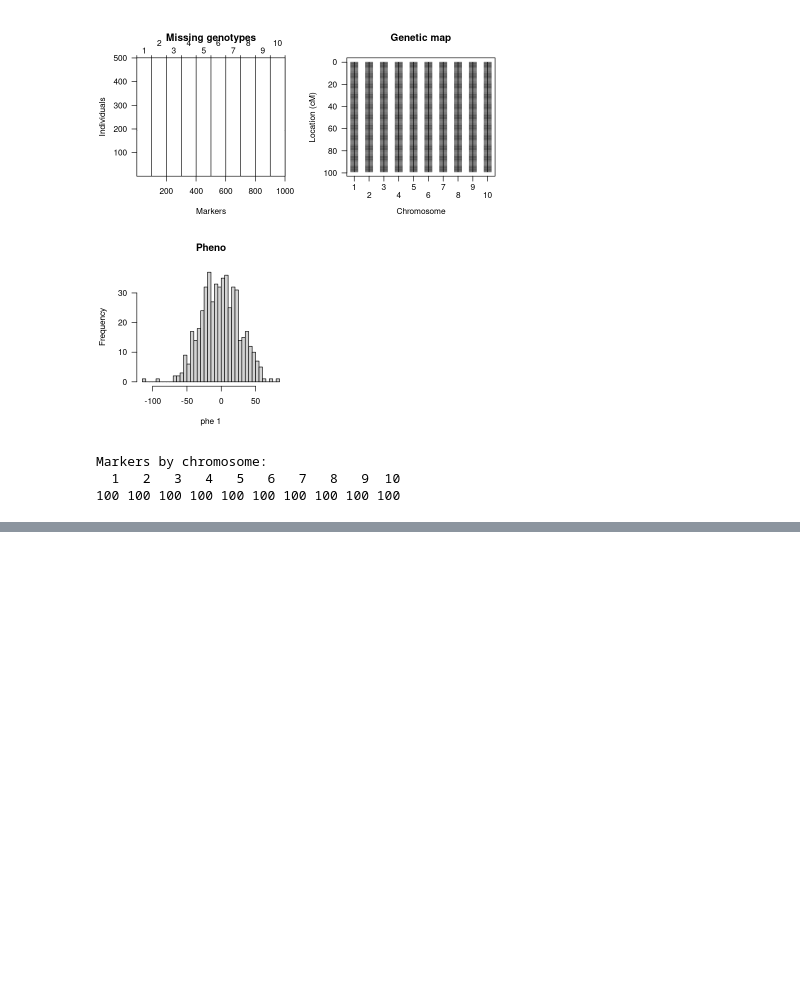
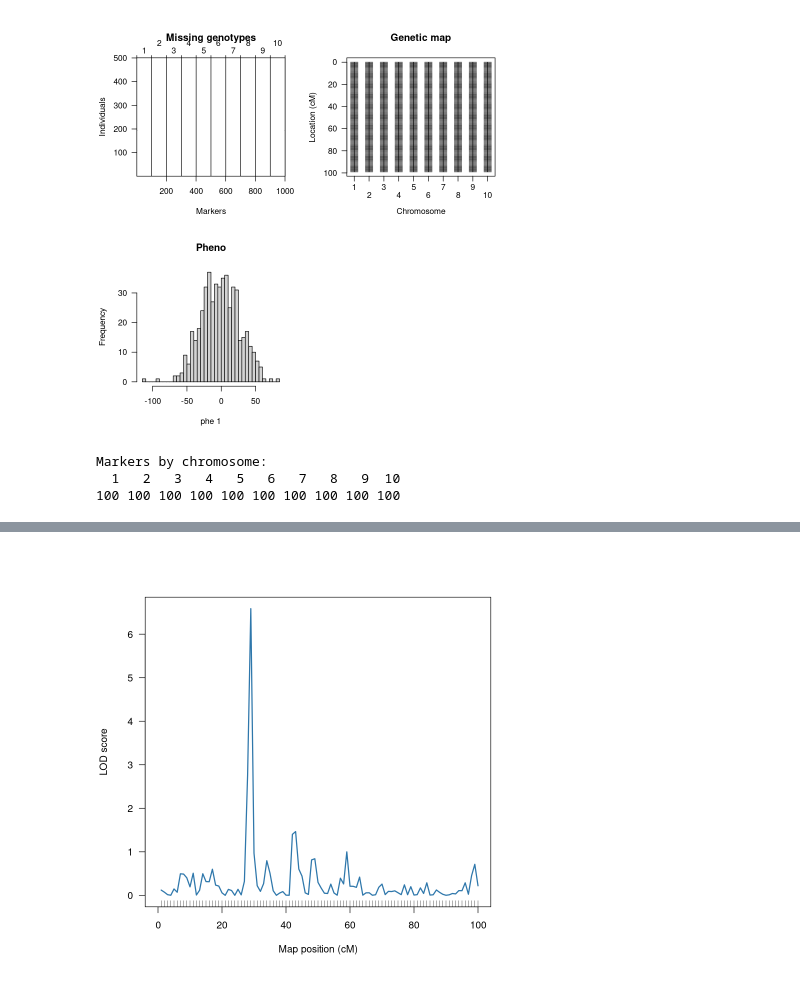
Before and after one commit to hdescobarh/journey-resolution, a Jupyter notebook: GRC_Taller04_mapeo_ligamiento/Code/ejercicio.ipynb, the cells around one changed output, grey strips where cells are left out. Drawn from its saved outputs; the diff is of its cells as text; code cells hidden in the pictures; blank space fills up the shorter version.

```diff
--- a/GRC_Taller04_mapeo_ligamiento/Code/ejercicio.ipynb
+++ b/GRC_Taller04_mapeo_ligamiento/Code/ejercicio.ipynb
@@ -105,0 +120,10 @@ Markers by chromosome:
+# %%
+# La función es scanone. Esta requiere para los métodos em, hk y ehk que
+# primero se calculen las probabilidades multipunto
+
+#  Calculate conditional genotype probabilities
+corrected_data <- calc.genoprob(raw_data, error.prob = 0.001, map.function = "kosambi")
+
+# Genome scan with a single QTL model
+# em: maximum likelihood is performed via the EM algorithm
+out_em_kosambi <- scanone(corrected_data, method = "em")
@@ -105,0 +147,5 @@ Markers by chromosome:
+# %%
+# Mostrando solo el cromosoma con el máximo LOD
+plot(out_em_kosambi, chr = max(out_em_kosambi)$chr, ylab = "LOD score", col = "#2e77ab")
+# %% [output]
+[figure, added]
```
Also changed, not shown: parts of 13 cells of this notebook.
